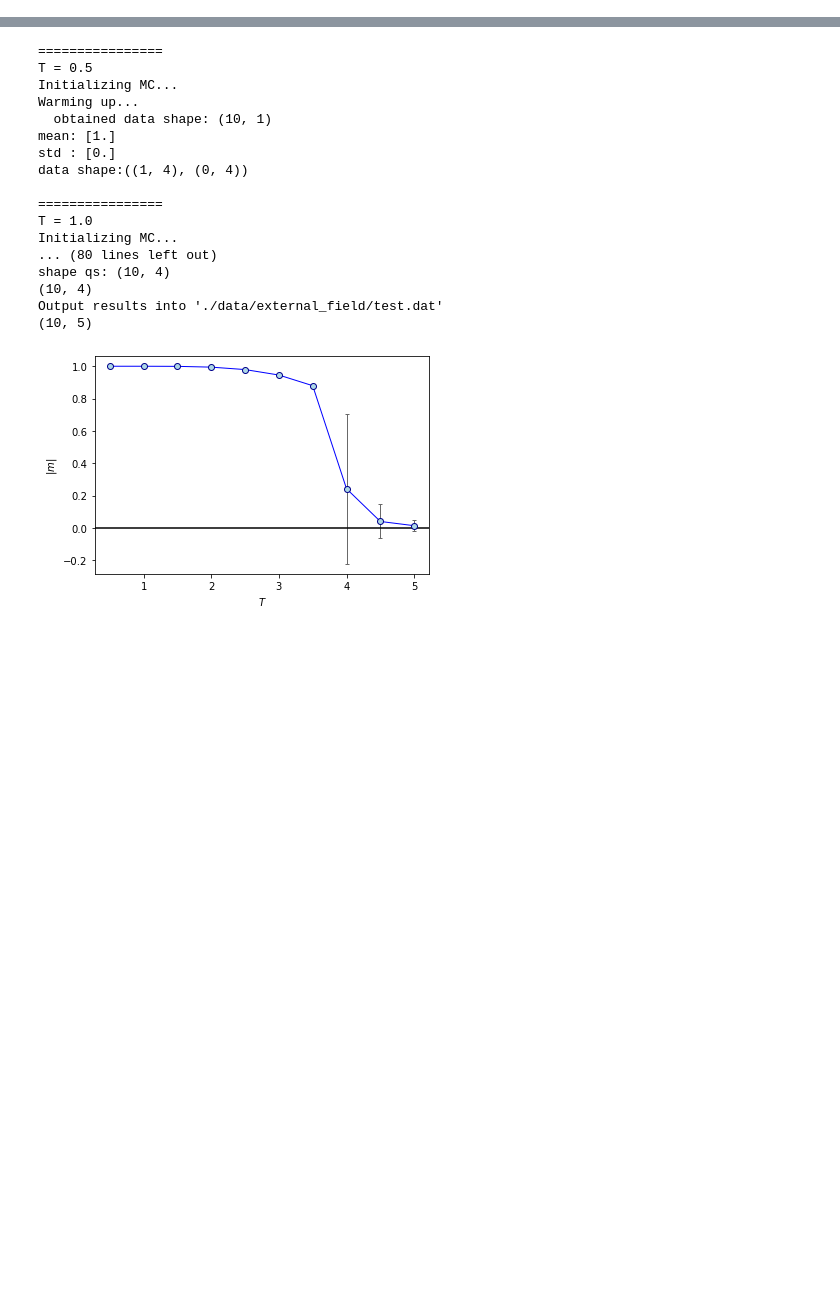
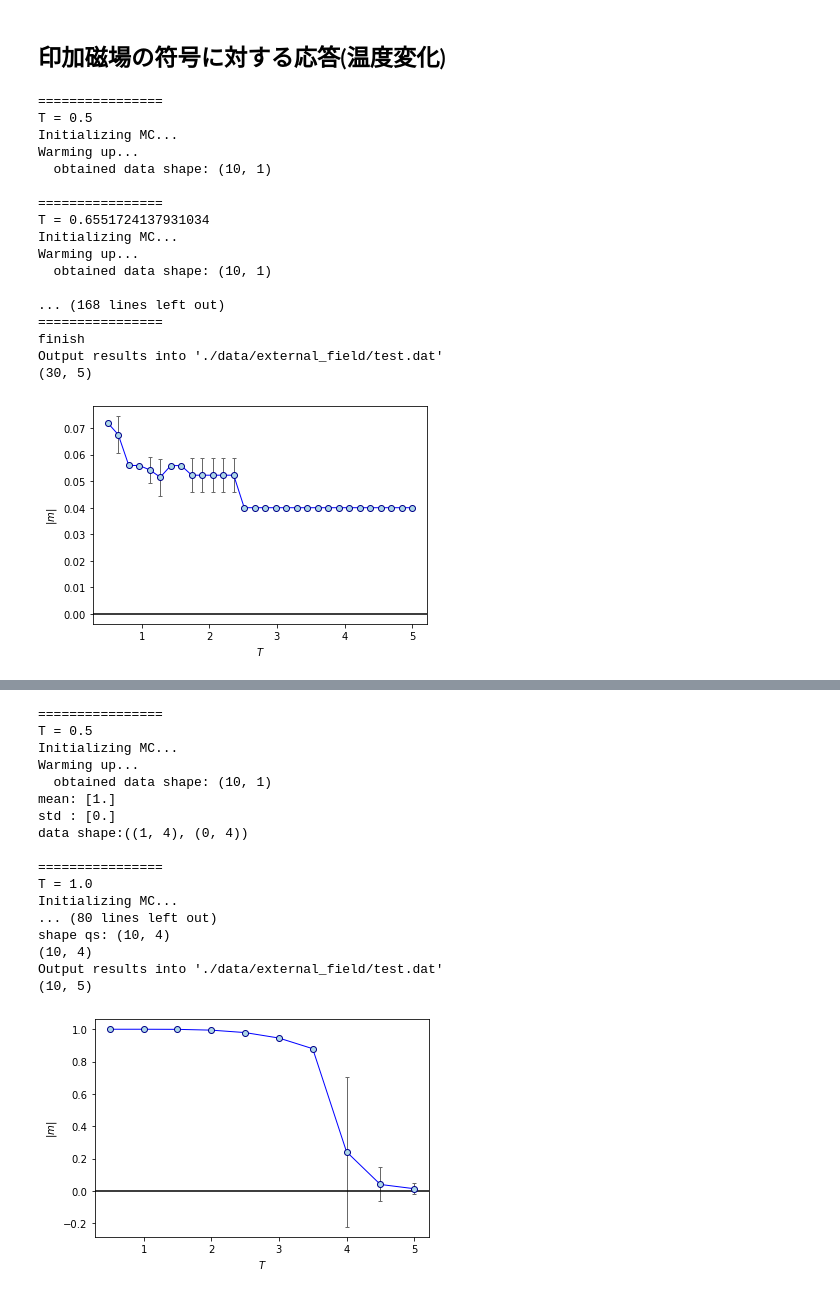
Before and after one commit to eri61/computer_physics, a Jupyter notebook: submit/report3/code/relation_external_field.ipynb, the cells around one changed output, grey strips where cells are left out. Saved outputs shown, nothing was run; the diff lists cells and outputs as text; code cells hidden in the pictures; blank space fills up the shorter version.

Commit message:
confirmation: relation between external field and temparature

```diff
--- a/submit/report3/code/relation_external_field.ipynb
+++ b/submit/report3/code/relation_external_field.ipynb
@@ -10,3 +10,28 @@ reload(main)
 reload(mesurement)
 from monte_carlo import *
 from main import main, mc_plot_m
+# %% [markdown]
+## 印加磁場の符号に対する応答(温度変化)
+# %%
+param = {"system": (5, 5, 5), "filename": "./data/external_field/test.dat", "nt": 30, "tmax": 5, "h": -3.}
+main(**param)
+mc_plot_m(param["filename"])
+# %% [output]
+================
+T = 0.5
+Initializing MC...
+Warming up...
+  obtained data shape: (10, 1)
+
+================
+T = 0.6551724137931034
+Initializing MC...
+Warming up...
+  obtained data shape: (10, 1)
+
+... (168 lines left out)
+================
+finish
+Output results into './data/external_field/test.dat'
+(30, 5)
+[figure, added]
```
Also changed, not shown: parts of 7 cells of this notebook, 8 other files.
